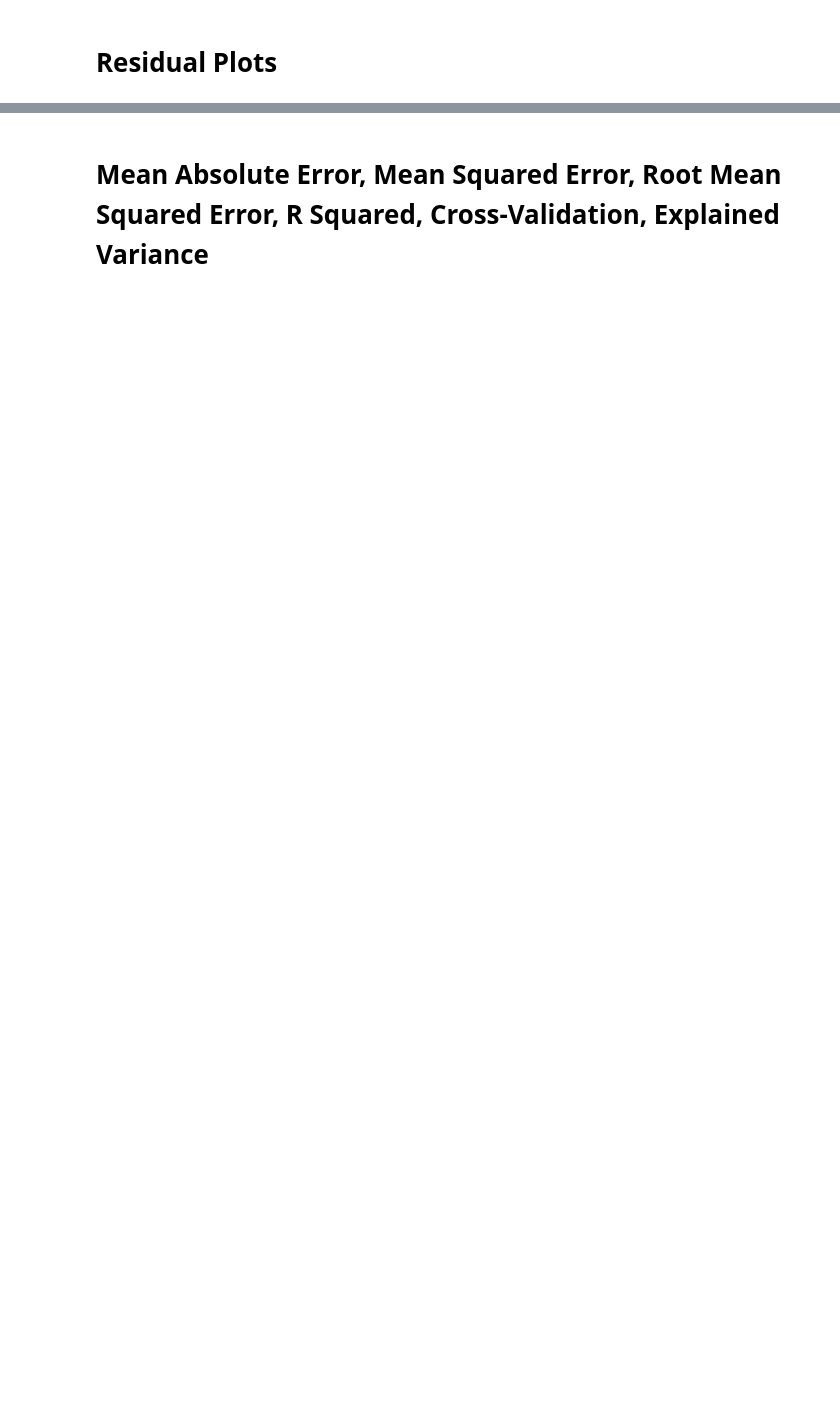
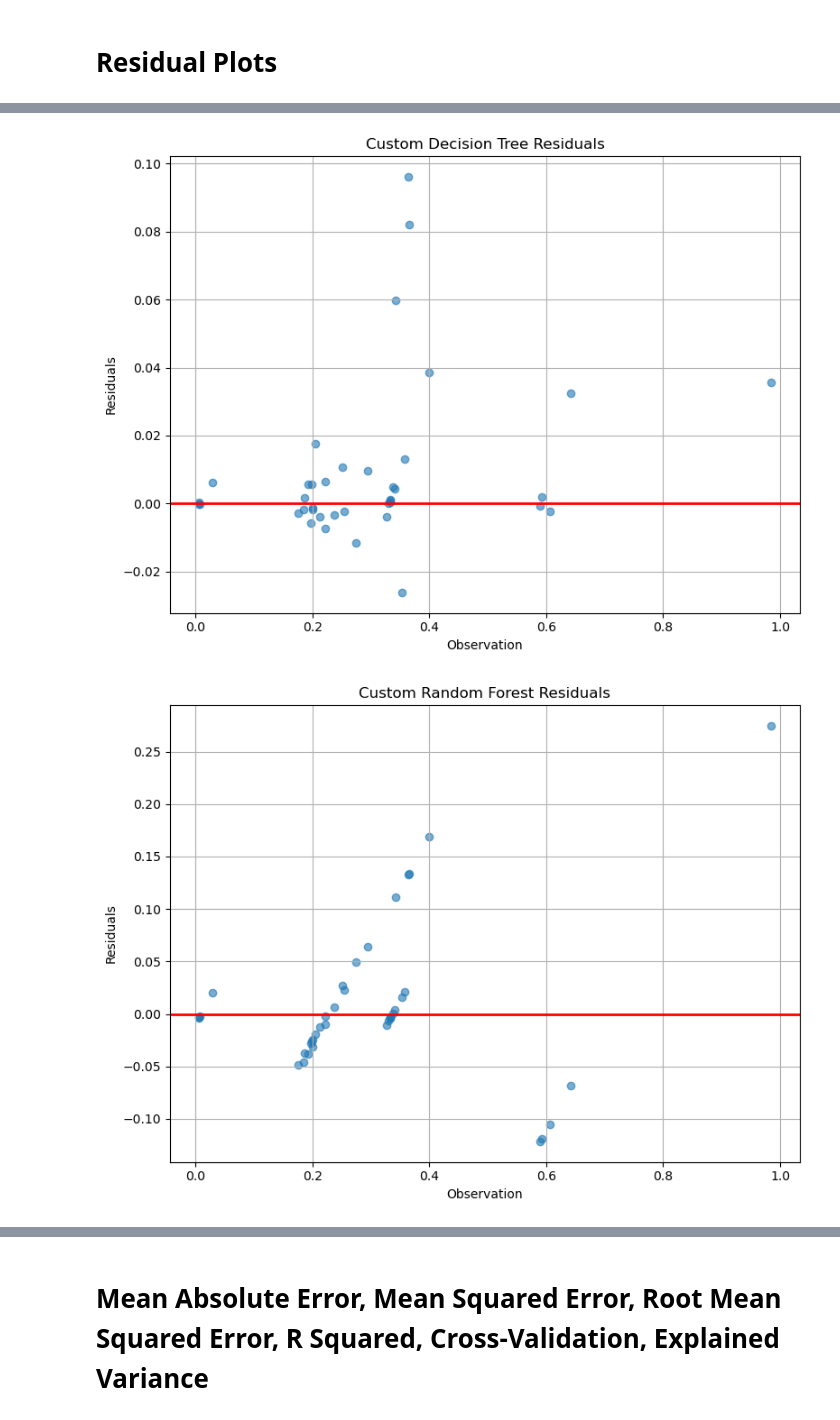
Before and after one commit to NathanPortelli/ICS5110-Applied-ML, a Jupyter notebook: main.ipynb, the cells around one changed output, grey strips where cells are left out. Saved outputs shown, nothing was run; the diff lists cells and outputs as text; code cells hidden in the pictures; blank space fills up the shorter version.

```diff
--- a/main.ipynb
+++ b/main.ipynb
@@ -546,0 +343,53 @@ plt.show()
+# %%
+custom_decision_tree_residuals = y_test - Custom_Decision_Tree_Regressor_Prediction
+custom_random_forest_residuals = y_test - Custom_Random_Forest_Regressor_Prediction
+custom_linear_regression_residuals = y_test - Custom_Linear_Regression_Prediction
+
+# Plot for Custom Decision Tree
+plt.figure(figsize=(8, 6))
+plt.scatter(y_test, custom_decision_tree_residuals, alpha=0.6)
+plt.axhline(y=0, color='r', linestyle='-', linewidth=2)
+plt.grid(True)
+plt.xlabel('Observation')
+plt.ylabel('Residuals')
+plt.title('Custom Decision Tree Residuals')
+plt.tight_layout()
+plt.show()
+
+# Plot for Custom Random Forest
+plt.figure(figsize=(8, 6))
+plt.scatter(y_test, custom_random_forest_residuals, alpha=0.6)
+plt.axhline(y=0, color='r', linestyle='-', linewidth=2)
+plt.grid(True)
+plt.xlabel('Observation')
+plt.ylabel('Residuals')
+plt.title('Custom Random Forest Residuals')
+plt.tight_layout()
+plt.show()
+
+# Plot for Custom Linear Regression
+plt.figure(figsize=(8, 6))
+plt.scatter(y_test, custom_linear_regression_residuals, alpha=0.6)
+plt.axhline(y=0, color='r', linestyle='-', linewidth=2)
+plt.grid(True)
+plt.xlabel('Observation')
+plt.ylabel('Residuals')
+plt.title('Custom Linear Regression Residuals')
+plt.tight_layout()
+plt.show()
+
+# Residuals vs. Predicted Values for all models
+plt.figure(figsize=(12, 8))
+plt.scatter(Custom_Decision_Tree_Regressor_Prediction, custom_decision_tree_residuals, label='Decision Tree Residuals')
+plt.scatter(Custom_Random_Forest_Regressor_Prediction, custom_random_forest_residuals, label='Random Forest Residuals')
+plt.scatter(Custom_Linear_Regression_Prediction, custom_linear_regression_residuals, label='Linear Regression Residuals')
+plt.axhline(y=0, color='r', linestyle='--', label='Residuals Mean')
+plt.xlabel('Predicted Values')
+plt.ylabel('Residuals')
+plt.title('Residuals vs. Predicted Values')
+plt.legend()
+plt.grid(True)
+plt.show()
+# %% [output]
+[figure, added]
+[figure, added]
```
Also changed, not shown: parts of 14 cells of this notebook.
